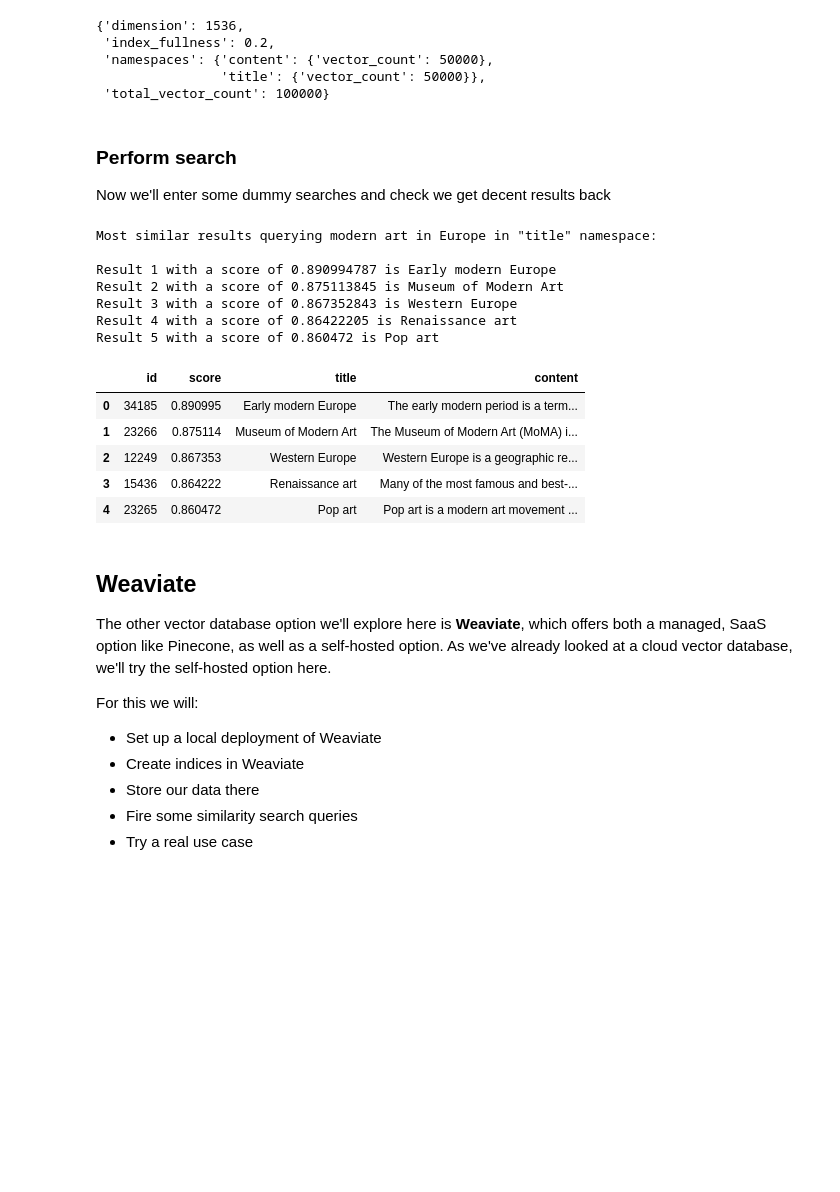
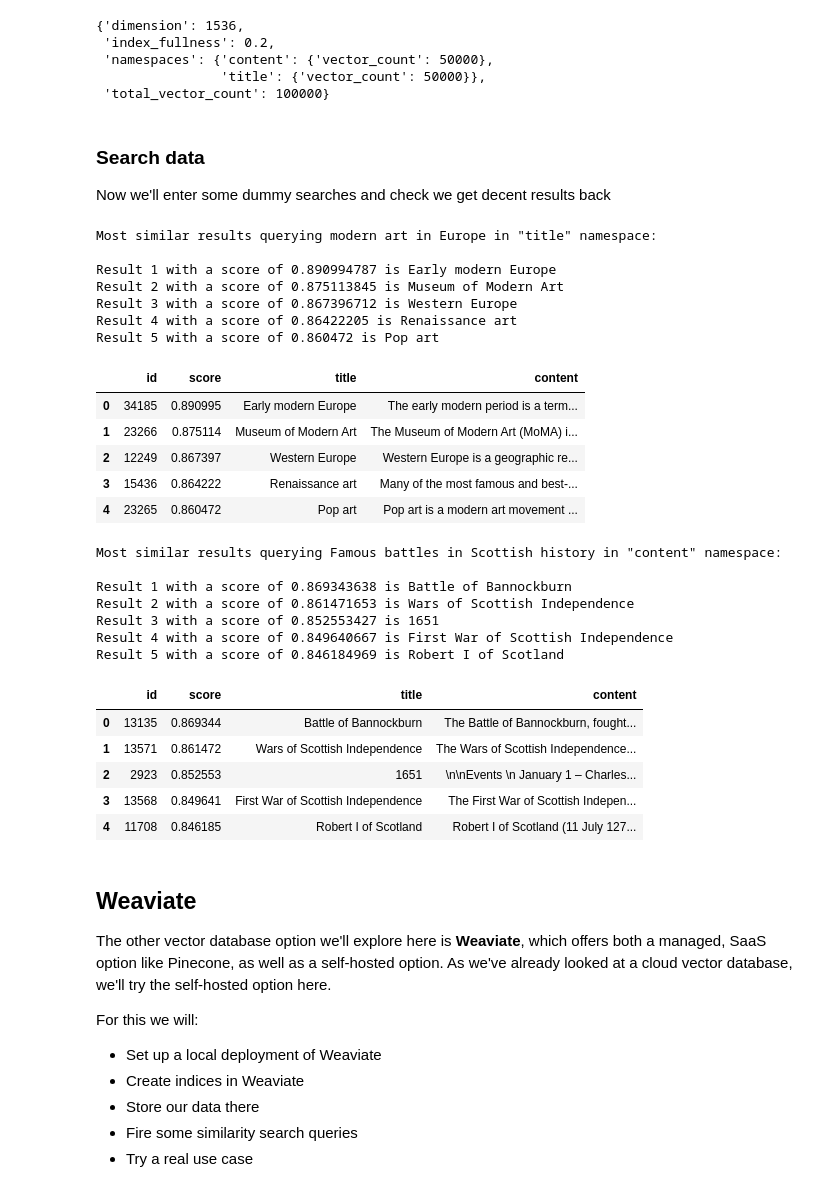
Before and after one commit to colin-openai/vectordb_cookbook, a Jupyter notebook: Vector DB Exploration.ipynb, the cells around one changed output. Drawn from its saved outputs; the diff is of its cells as text; code cells hidden in the pictures; blank space fills up the shorter version.

```diff
--- a/Vector DB Exploration.ipynb
+++ b/Vector DB Exploration.ipynb
@@ -105,9 +120,8 @@ ResourceWarning: Enable tracemalloc to get the object allocation traceback
 # %%
+# We then store the result in another dataframe, and prep the data for insertion into a vector DB
 article_df = pd.DataFrame(dataset)
-article_df['title_embedding'] = title_embeddings
-article_df['title_vector'] = article_df['title_embedding'].tolist()
-article_df['content_embedding'] = dataset_embeddings
-article_df['content_vector'] = article_df['content_embedding'].tolist()
+article_df['title_vector'] = title_embeddings
+article_df['content_vector'] = dataset_embeddings
 article_df['vector_id'] = article_df.index
 article_df['vector_id'] = article_df['vector_id'].apply(str)
 article_df.head()
@@ -200,7 +223,7 @@ index.describe_index_stats()
                 'title': {'vector_count': 50000}},
  'total_vector_count': 100000}
 # %% [markdown]
-### Perform search
+### Search data
 
 Now we'll enter some dummy searches and check we get decent results back
 # %%
@@ -255,15 +276,32 @@ Most similar results querying modern art in Europe in "title" namespace:
 
 Result 1 with a score of 0.890994787 is Early modern Europe
 Result 2 with a score of 0.875113845 is Museum of Modern Art
-Result 3 with a score of 0.867352843 is Western Europe
+Result 3 with a score of 0.867396712 is Western Europe
 Result 4 with a score of 0.86422205 is Renaissance art
 Result 5 with a score of 0.860472 is Pop art
 |  | id | score | title | content |
 | 0 | 34185 | 0.890995 | Early modern Europe | The early modern period is a term... |
 | 1 | 23266 | 0.875114 | Museum of Modern Art | The Museum of Modern Art (MoMA) i... |
-| 2 | 12249 | 0.867353 | Western Europe | Western Europe is a geographic re... |
+| 2 | 12249 | 0.867397 | Western Europe | Western Europe is a geographic re... |
 | 3 | 15436 | 0.864222 | Renaissance art | Many of the most famous and best-... |
 | 4 | 23265 | 0.860472 | Pop art | Pop art is a modern art movement ... |
+# %%
+content_query_output = query_article("Famous battles in Scottish history",'content')
+content_query_output
+# %% [output]
+Most similar results querying Famous battles in Scottish history in "content" namespace:
+
+Result 1 with a score of 0.869343638 is Battle of Bannockburn
+Result 2 with a score of 0.861471653 is Wars of Scottish Independence
+Result 3 with a score of 0.852553427 is 1651
+Result 4 with a score of 0.849640667 is First War of Scottish Independence
+Result 5 with a score of 0.846184969 is Robert I of Scotland
+|  | id | score | title | content |
+| 0 | 13135 | 0.869344 | Battle of Bannockburn | The Battle of Bannockburn, fought... |
+| 1 | 13571 | 0.861472 | Wars of Scottish Independence | The Wars of Scottish Independence... |
+| 2 | 2923 | 0.852553 | 1651 | \n\nEvents \n January 1 – Charles... |
+| 3 | 13568 | 0.849641 | First War of Scottish Independence | The First War of Scottish Indepen... |
+| 4 | 11708 | 0.846185 | Robert I of Scotland | Robert I of Scotland (11 July 127... |
 # %% [markdown]
 ## Weaviate
 
```
Also changed, not shown: parts of 51 cells of this notebook.
